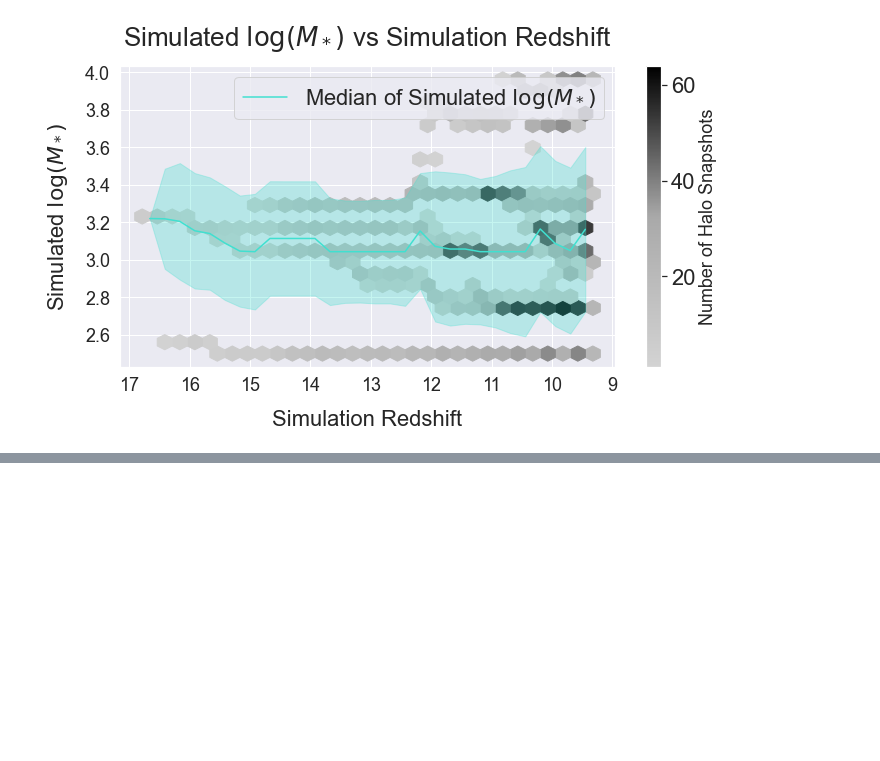
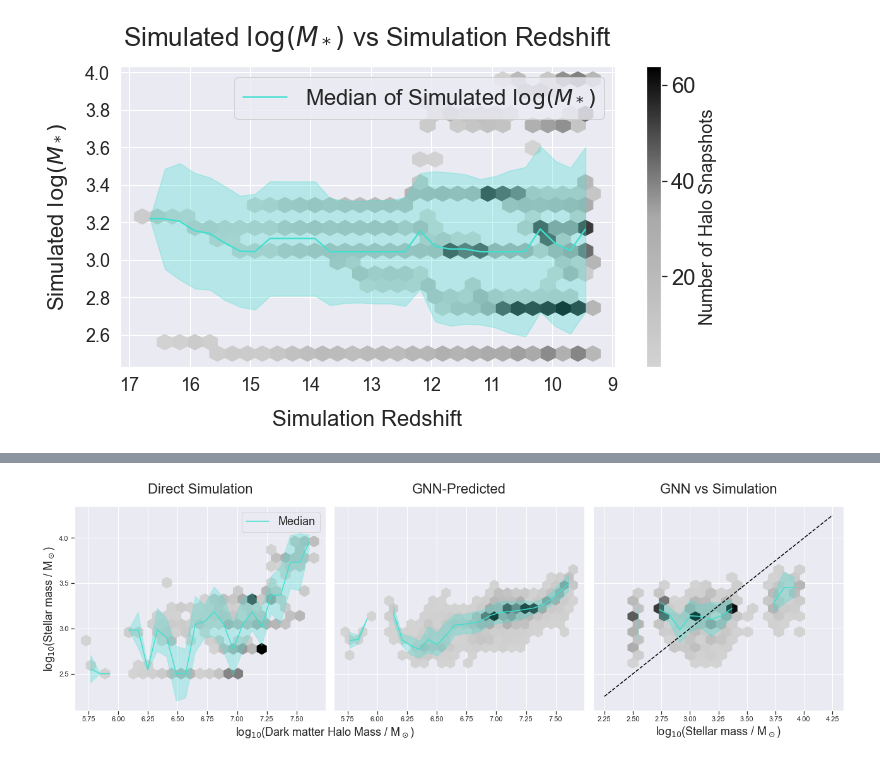
Before and after one commit to vhorvath2010/baryonic-from-dmmt, a Jupyter notebook: visualize_training.ipynb, the cells around one changed output, grey strips where cells are left out. Saved outputs shown, nothing was run; the diff lists cells and outputs as text; code cells hidden in the pictures; blank space fills up the shorter version.

Commit message:
progress on combined fig

```diff
--- a/visualize_training.ipynb
+++ b/visualize_training.ipynb
@@ -217,0 +222,89 @@ create_hexplot(30, 12, redshift, y_truth, "Simulation Redshift", "Simulated $\lo
+# %%
+def plot_binned_median(ax, x, y, x_bins):
+    # Calculate median and standard deviation of Y values for each X bin
+    x_bins_edges = np.linspace(min(x), max(x), x_bins + 1)
+    y_median = [
+        np.median(y[(x >= x_bins_edges[i]) & (x < x_bins_edges[i + 1])])
+        for i in range(x_bins)
+    ]
+    y_std = [
+        np.std(y[(x >= x_bins_edges[i]) & (x < x_bins_edges[i + 1])])
+        for i in range(x_bins)
+    ]
+    x_bins_centers = 0.5 * (x_bins_edges[:-1] + x_bins_edges[1:])
+
+    # Plot median and standard deviation as continuous functions
+    ax.plot(x_bins_centers, y_median, color="turquoise", label="Median of Y")
+    ax.fill_between(
+        x_bins_centers,
+        np.array(y_median) - np.array(y_std),
+        np.array(y_median) + np.array(y_std),
+        color="turquoise",
+        alpha=0.3,
+        label="Std Dev of Y",
+    )
+
+
+g = sns.color_palette(["lightgray", "darkgray", "black"])
+cmap_g = LinearSegmentedColormap.from_list("custom_gray_to_black", g)
+
+fig = plt.figure(figsize=(18, 6))
+
+ax1 = fig.add_subplot(1, 3, 1)
+ax1.set_ylabel("log$_{10}$(Stellar mass / M$_\odot$)", fontsize=18)
+ax1.set_xlabel("log$_{10}$(Dark matter Halo Mass / M$_\odot$)", fontsize=18)
+ax1.xaxis.set_label_coords(1, -0.075)
+ax1.tick_params(left=True, bottom=True)
+
+ax2 = fig.add_subplot(1, 3, 2, sharex=ax1, sharey=ax1)
+ax2.tick_params(axis='y', which='both', left=False, labelleft=False)
+ax2.tick_params(bottom=True)
+
+ax3 = fig.add_subplot(1, 3, 3, sharey=ax1)
+ax3.tick_params(axis='y', which='both', left=False, labelleft=False)
+ax3.tick_params(bottom=True)
+ax3.set_xlabel("log$_{10}$(Stellar mass / M$_\odot$)", fontsize=18)
+
+
+### 1ST PLOT ###
+
+ax1.hexbin(dm_mass, y_truth, gridsize=(24, 8), cmap=cmap_g, mincnt=1)
+
+plot_binned_median(ax1, dm_mass, y_truth, 24)
+ax1.legend(
+    [f"Median"],
+    loc="upper right",
+    fontsize=18,
+)
+
+ax1.set_title("Direct Simulation", fontsize=22, pad=20)
+
+### 2ND PLOT ###
+
+ax2.hexbin(dm_mass, y_pred, gridsize=(26, 6), cmap=cmap_g, mincnt=1)
+
+plot_binned_median(ax2, dm_mass, y_pred, 26)
+
+ax2.set_title("GNN-Predicted", fontsize=22, pad=20)
+
+### 3RD PLOT
+
+ax3.hexbin(y_truth, y_pred, gridsize=(16, 6), cmap=cmap_g, mincnt=1)
+
+plot_binned_median(ax3, y_truth, y_pred, 16)
+
+ax3.set_title("GNN vs Simulation", fontsize=22, pad=20)
+
+# Plot perfect predictions line y=x
+ax3.plot([2.25, 4.25], [2.25, 4.25], ls="--", c="0")
+
+plt.tight_layout()
+# plt.savefig(
+#     "./images/combined_plots.pdf",
+#     dpi=300,
+#     bbox_inches="tight",
+#     pad_inches=0.1,
+# )
+plt.show()
+# %% [output]
+[figure, added]
```
Also changed, not shown: parts of 3 cells of this notebook.
